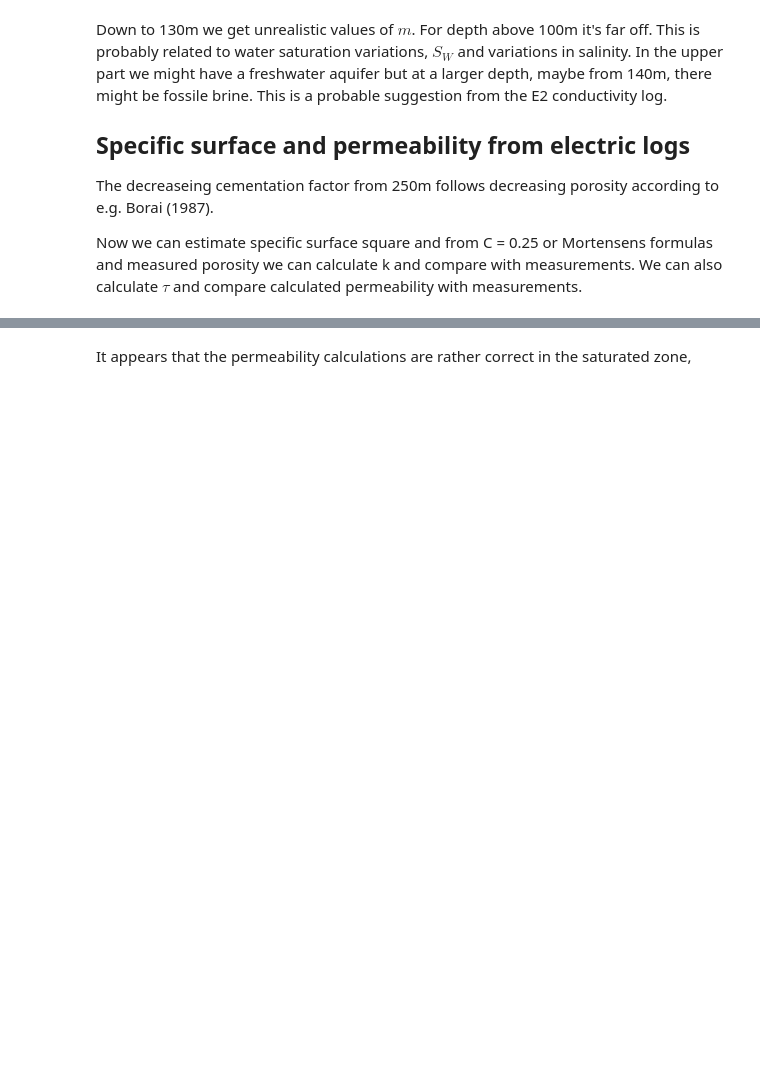
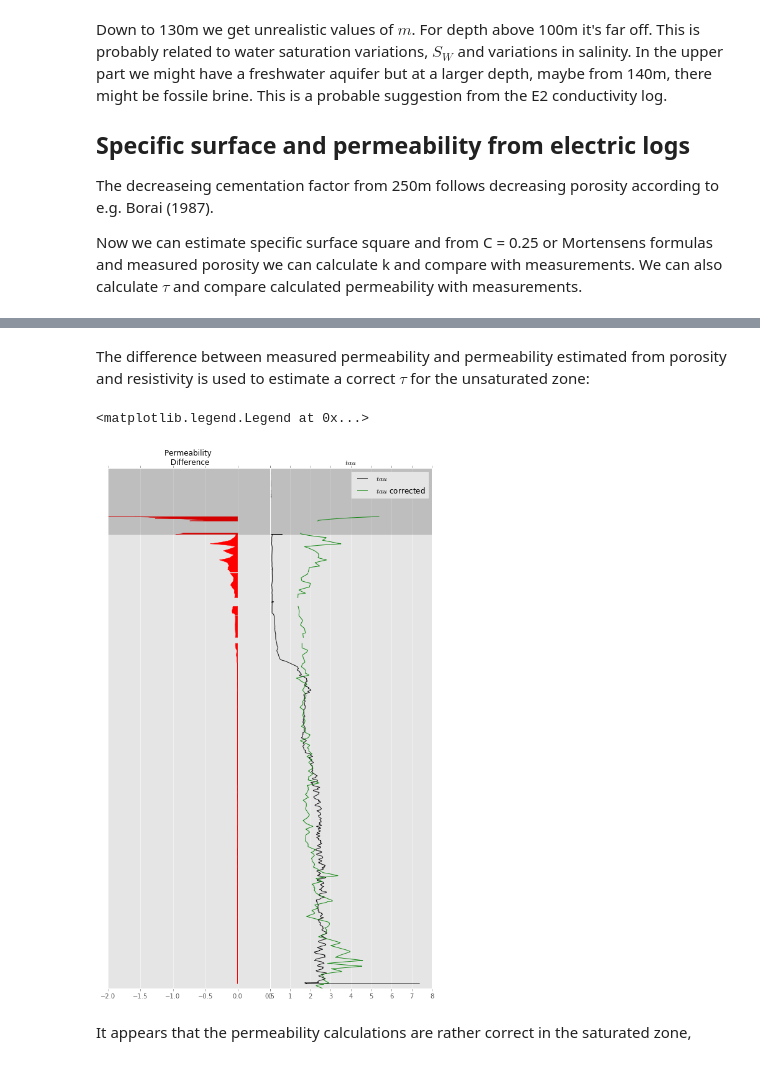
Before and after one commit to TobbeTripitaka/Dalbyover, a Jupyter notebook: Dalbyover sonic log.ipynb, the cells around one changed output, grey strips where cells are left out. Drawn from its saved outputs; the diff is of its cells as text; code cells hidden in the pictures; blank space fills up the shorter version.

```diff
--- a/Dalbyover sonic log.ipynb
+++ b/Dalbyover sonic log.ipynb
@@ -870,3 +860,34 @@ plt.legend()
+# %% [markdown]
+The difference between measured permeability and permeability estimated from porosity and resistivity is used to estimate a correct $\tau$ for the unsaturated zone:
+# %%
+fig = plt.figure(figsize=(14,15))
+fig.subplots_adjust(wspace=0.0)
+plt.xticks(rotation='vertical')
+
+ax0 = plt.subplot(131)
+plt.title('Permeability \n Difference', fontsize = 12)
+diff_perm=PERM_inter-k_final
+ax0.fill_betweenx(data['DEPTH'],diff_perm,color= 'red',label='Difference')
+ax0.axes.get_yaxis().set_visible(False)
+#ax0.set_xscale('log')
+plt.xlim(-2, 0.5)
+plt.ylim(max(data['DEPTH']),0)
+casing_plot()
+
+ax1 = plt.subplot(132)
+plt.title('$ tau $', fontsize = 12)
+tau = Ff0*POR_inter
+tau_corrected = (mortensen_c1*POR_inter)/(PERM_inter*surface_form_mortensen)
+
+well_plot(tau,data['DEPTH'], lw=1, alpha=0.9, color= 'black', label='$tau$')
+well_plot(tau_corrected,data['DEPTH'], lw=1, alpha=0.9, color= 'green', label='$tau$ corrected')
+
+ax1.axes.get_yaxis().set_visible(False)
+casing_plot()
+plt.legend()
+# %% [output]
+<matplotlib.legend.Legend at 0x...>
+[figure, added]
 # %% [markdown]
 It appears that the permeability calculations are rather correct in the saturated zone,
 # %%
```
Also changed, not shown: parts of 2 cells of this notebook.
